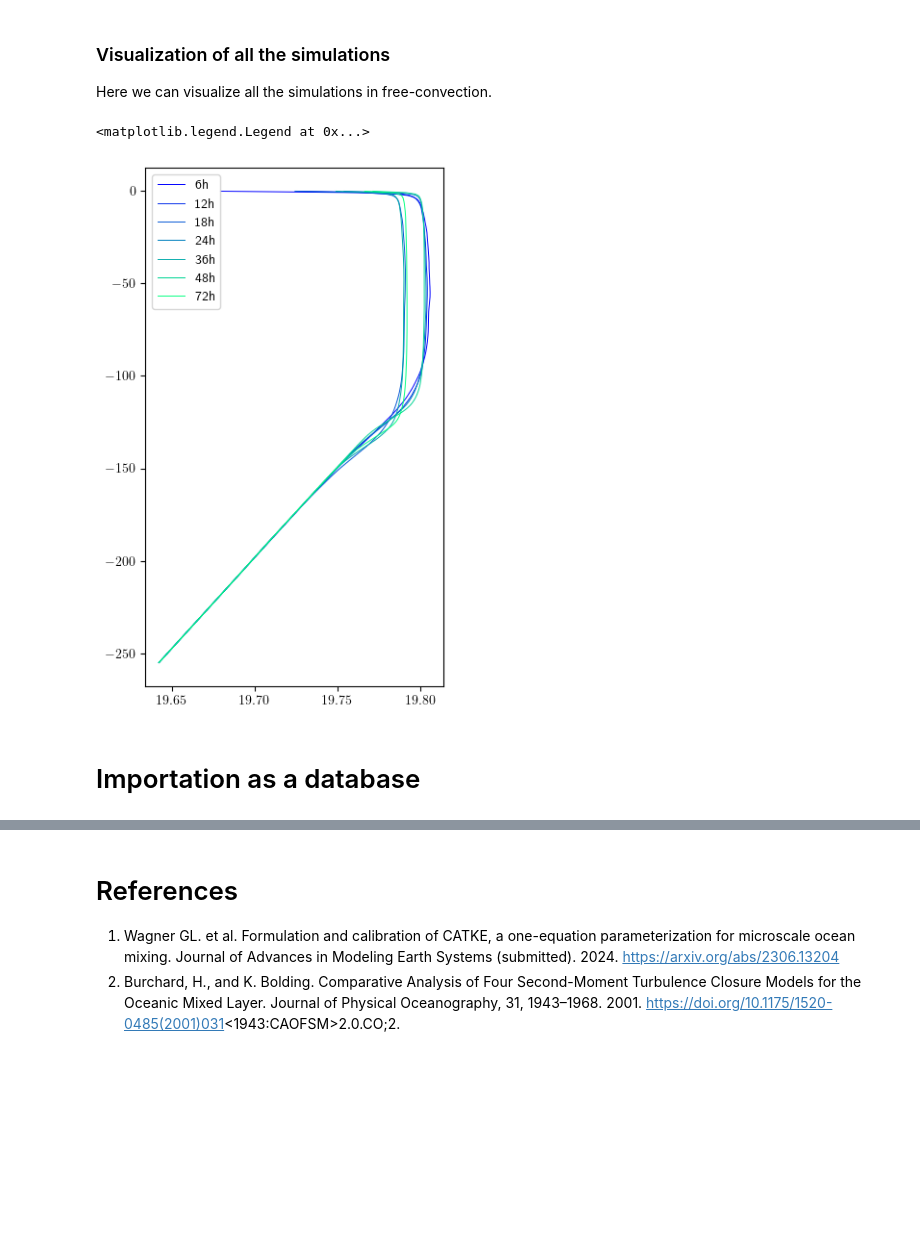
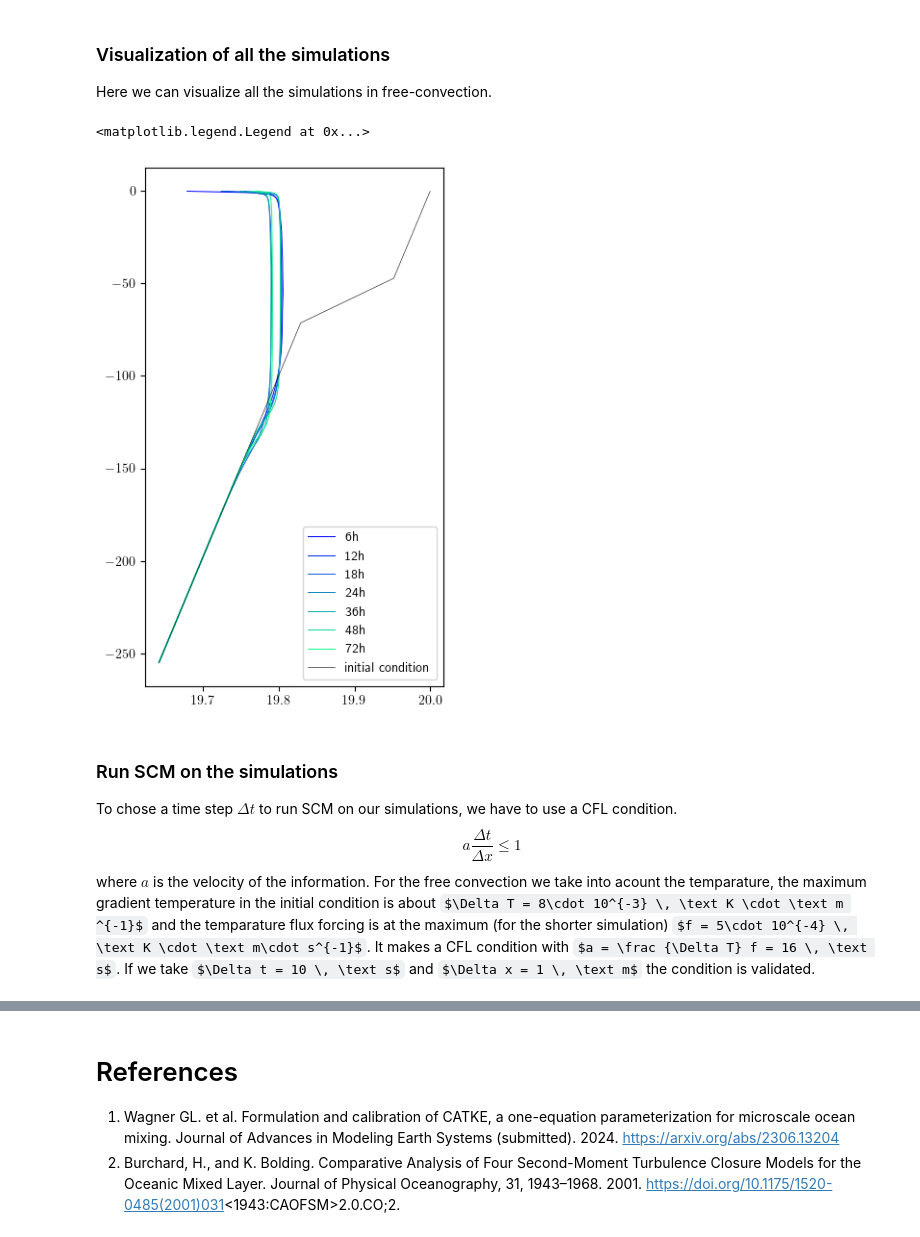
Before and after one commit to meom-group/tunax, a Jupyter notebook: notebooks/fit_wagner.ipynb, the cells around one changed output, grey strips where cells are left out. Saved outputs shown, nothing was run; the diff lists cells and outputs as text; code cells hidden in the pictures; some formulas as TeX source; blank space fills up the shorter version.

```diff
--- a/notebooks/fit_wagner.ipynb
+++ b/notebooks/fit_wagner.ipynb
@@ -87,15 +83,19 @@ Here we can visualize all the simulations in free-convection.
 # %%
 import matplotlib.cm as cm
 
 fig = plt.figure(figsize=(4, 7))
 colors = cm.winter(np.linspace(0, 1, 7))
 for i, timeframe in enumerate(timeframe_list):
     filename = os.path.join('..', 'obs', 'horizontally_averaged_LES_data', f'{timeframe}_hour_suite', '1m', 'free_convection_instantaneous_statistics.nc')
     ds = xr.open_dataset(filename)
     plt.plot(ds.T[-1, :], ds.zr, color=colors[i], linewidth=0.7, label=f'{timeframe}h')
+plt.plot(ds.T[0, :], ds.zr, color='k', linewidth=0.4, label=f'initial condition')
 plt.legend()
 # %% [output]
 <matplotlib.legend.Legend at 0x...>
-[figure, old version]
+[figure, new version]
-# %% [markdown]
-# Importation as a database
+# %% [markdown]
+### Run SCM on the simulations
+To chose a time step $\Delta t$ to run SCM on our simulations, we have to use a CFL condition.
+$$a \dfrac {\Delta t}{\Delta x} \leqslant 1$$
+where $a$ is the velocity of the information. For the free convection we take into acount the temparature, the maximum gradient temperature in the initial condition is about $\Delta T = 8\cdot 10^{-3} \, \text K \cdot \text m ^{-1}$ and the temparature flux forcing is at the maximum (for the shorter simulation) $f = 5\cdot 10^{-4} \, \text K \cdot \text m\cdot s^{-1}$. It makes a CFL condition with $a = \frac {\Delta T} f = 16 \, \text s$. If we take $\Delta t = 10 \, \text s$ and $\Delta x = 1 \, \text m$ the condition is validated.
```
Also changed, not shown: parts of 10 cells of this notebook, 7 other files.
